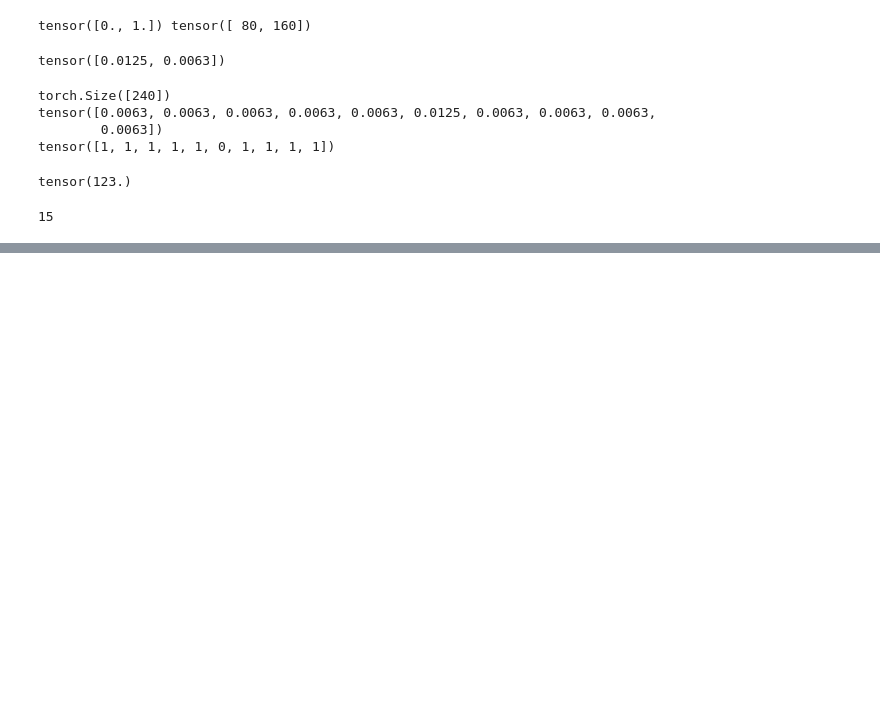
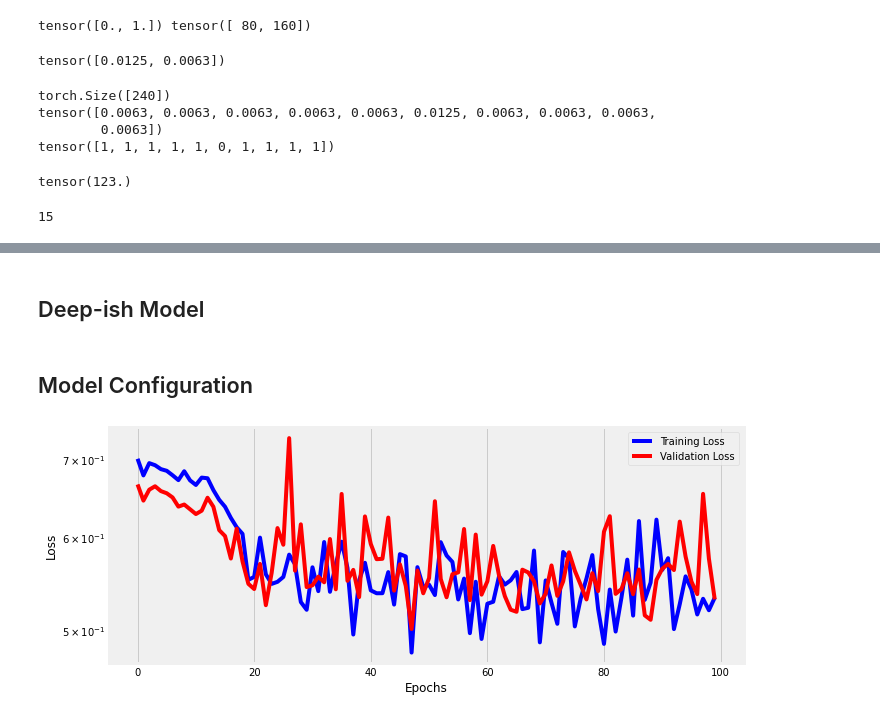
Before and after one commit to ridhimagarg/PyTorchBook, a Jupyter notebook: Chapter04.ipynb, the cells around one changed output, grey strips where cells are left out. Cells and saved outputs as stored; diff of their text form; code cells hidden in the pictures; blank space fills up the shorter version.

```diff
--- a/Chapter04.ipynb
+++ b/Chapter04.ipynb
@@ -416,0 +515,32 @@ def set_seed(self, seed=42):
+# %% [markdown]
+## Deep-ish Model
+# %% [markdown]
+## Model Configuration
+# %%
+lr = 0.1
+
+torch.manual_seed(17)
+
+model_nn = nn.Sequential()
+model_nn.add_module('flatten', nn.Flatten())
+model_nn.add_module('hidden0', nn.Linear(25, 5, bias=False))
+model_nn.add_module('hidden1', nn.Linear(5,3, bias=False))
+model_nn.add_module('output', nn.Linear(3,1, bias=False))
+model_nn.add_module('sigmoid', nn.Sigmoid())
+
+optimizer_nn = optim.SGD(model_nn.parameters(), lr=lr)
+
+binary_loss_fn = nn.BCELoss()
+# %%
+n_epochs = 100
+
+sbs_nn = StepByStep(
+    model_nn, binary_loss_fn, optimizer_nn
+)
+
+sbs_nn.set_loaders(train_loader, val_loader)
+sbs_nn.train(n_epochs)
+
+fig = sbs_nn.plot_losses()
+# %% [output]
+[figure, added]
```
Also changed, not shown: parts of 15 cells of this notebook.
